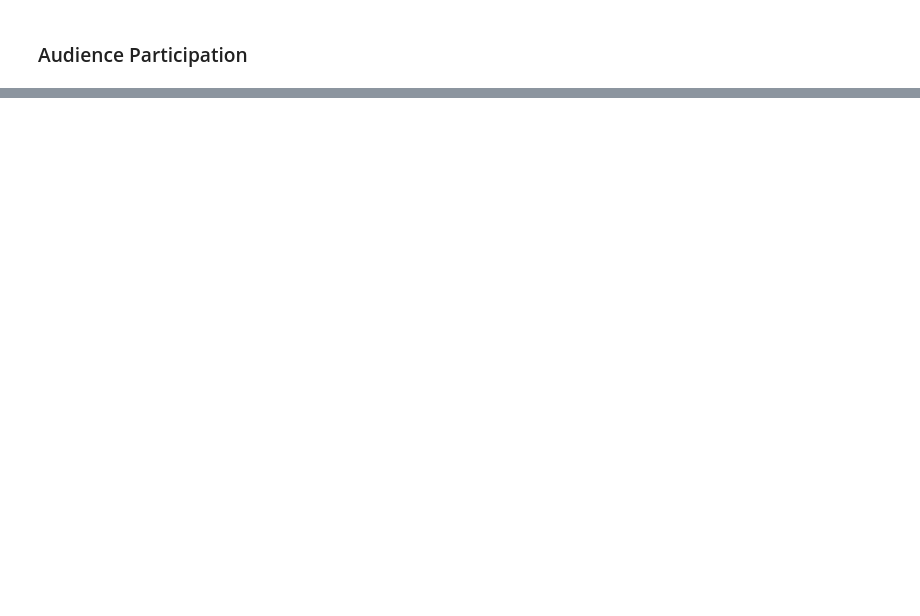
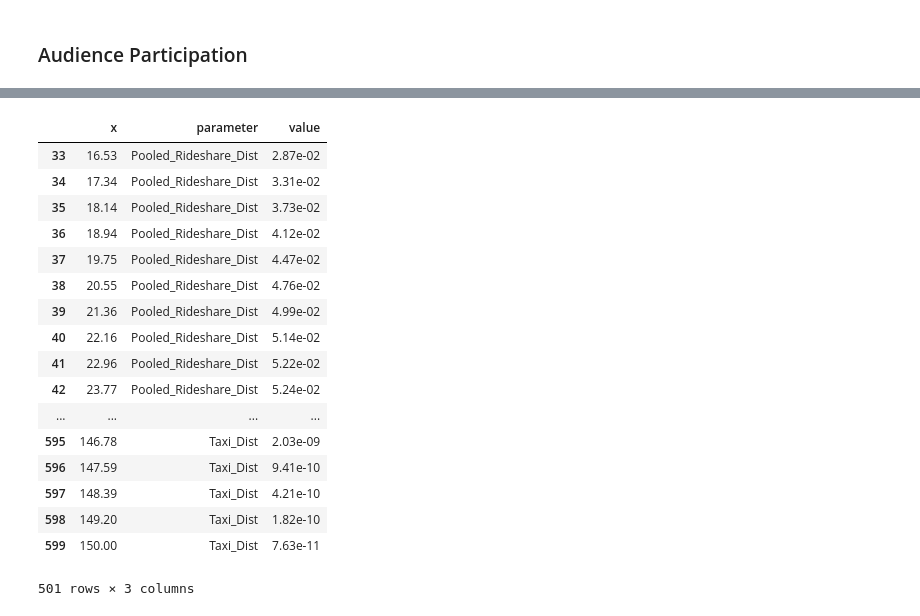
Before and after one commit to isaackod/TNP_taxi_project, a Jupyter notebook: high_level_UI.ipynb, the cells around one changed output, grey strips where cells are left out. Saved outputs shown, nothing was run; the diff lists cells and outputs as text; code cells hidden in the pictures; blank space fills up the shorter version.

```diff
--- a/high_level_UI.ipynb
+++ b/high_level_UI.ipynb
@@ -272,0 +132,41 @@ Name: 0, dtype: float64
+# %%
+def kde(data, nbins = 200):
+    data = data[~np.isnan(data)]
+    gkde = gaussian_kde(data,bw_method = .5)
+    grid = np.linspace(-10,150,nbins)
+    kde_vals = gkde.evaluate(grid)
+    lo, hi= np.min(data), np.max(data)
+    loidx = np.argmin(abs(lo-grid))
+    hiidx = np.argmin(abs(hi-grid))
+    return {'x':grid, 'y':kde_vals,'valid_range':(lo,hi)}
+
+def build_hists_for_altair(fare_dict):
+    df = pd.DataFrame()
+    for name, fares in fare_dict.items():
+        kde_dict = kde(fares.values)
+        df[name] = kde_dict['y']
+    df['x'] = kde_dict['x']
+    long_df = df.melt(id_vars="x").rename(columns = {"variable":"parameter"})
+
+    return long_df[(long_df.x>kde_dict['valid_range'][0]) & (long_df.x<kde_dict['valid_range'][1])]
+
+build_hists_for_altair(fare_dict)
+# %% [output]
+|  | x | parameter | value |
+| 33 | 16.53 | Pooled_Rideshare_Dist | 2.87e-02 |
+| 34 | 17.34 | Pooled_Rideshare_Dist | 3.31e-02 |
+| 35 | 18.14 | Pooled_Rideshare_Dist | 3.73e-02 |
+| 36 | 18.94 | Pooled_Rideshare_Dist | 4.12e-02 |
+| 37 | 19.75 | Pooled_Rideshare_Dist | 4.47e-02 |
+| 38 | 20.55 | Pooled_Rideshare_Dist | 4.76e-02 |
+| 39 | 21.36 | Pooled_Rideshare_Dist | 4.99e-02 |
+| 40 | 22.16 | Pooled_Rideshare_Dist | 5.14e-02 |
+| 41 | 22.96 | Pooled_Rideshare_Dist | 5.22e-02 |
+| 42 | 23.77 | Pooled_Rideshare_Dist | 5.24e-02 |
+| ... | ... | ... | ... |
+| 595 | 146.78 | Taxi_Dist | 2.03e-09 |
+| 596 | 147.59 | Taxi_Dist | 9.41e-10 |
+| 597 | 148.39 | Taxi_Dist | 4.21e-10 |
+| 598 | 149.20 | Taxi_Dist | 1.82e-10 |
+| 599 | 150.00 | Taxi_Dist | 7.63e-11 |
+501 rows × 3 columns
```
Also changed, not shown: parts of 17 cells of this notebook, 8 other files.
